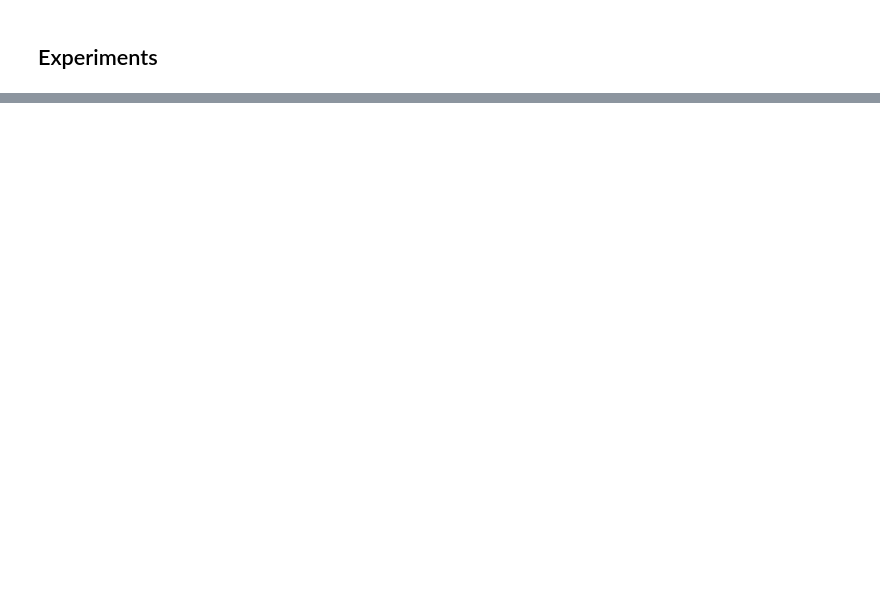
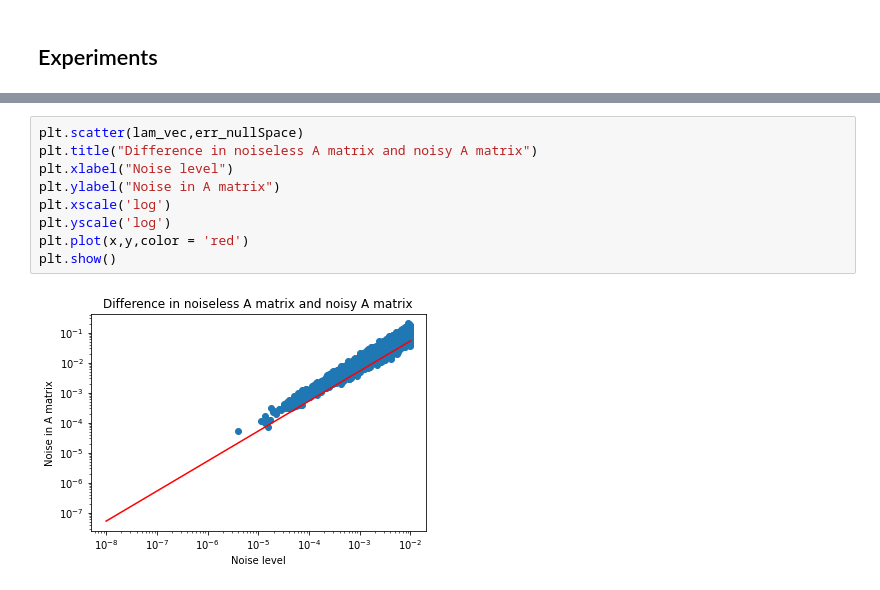
Before and after one commit to ksrivastava1/identifying-subspaces, a Jupyter notebook: subspace-experiment.ipynb, the cells around one changed output, grey strips where cells are left out. Cells and saved outputs as stored; diff of their text form; blank space fills up the shorter version.

```diff
--- a/subspace-experiment.ipynb
+++ b/subspace-experiment.ipynb
@@ -522,0 +531,11 @@ plt.show()
+# %%
+plt.scatter(lam_vec,err_nullSpace)
+plt.title("Difference in noiseless A matrix and noisy A matrix")
+plt.xlabel("Noise level")
+plt.ylabel("Noise in A matrix")
+plt.xscale('log')
+plt.yscale('log')
+plt.plot(x,y,color = 'red')
+plt.show()
+# %% [output]
+[figure, added]
```
Also changed, not shown: parts of 47 cells of this notebook.
